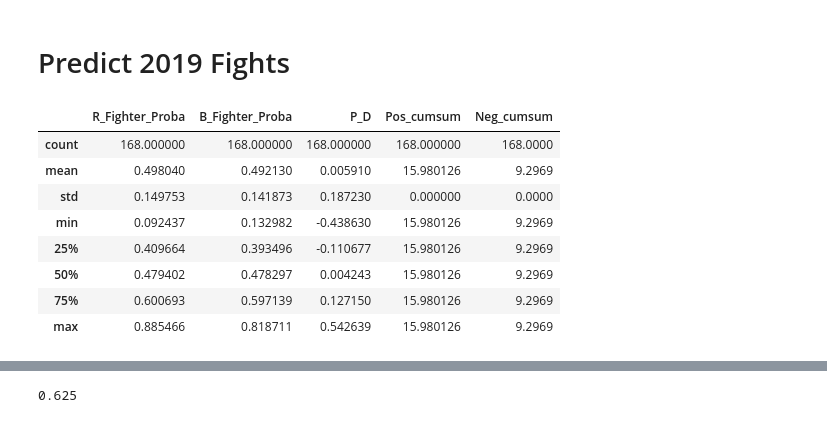
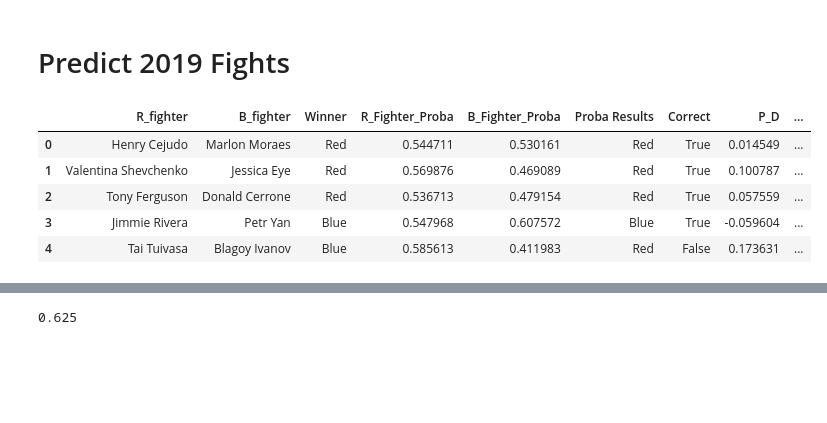
Before and after one commit to mdhwang/UFC-Fight-Victor-Predictor, a Jupyter notebook: UFC 2019 Predict.ipynb, the cells around one changed output, grey strips where cells are left out. Saved outputs shown, nothing was run; the diff lists cells and outputs as text; code cells hidden in the pictures; blank space fills up the shorter version.

```diff
--- a/UFC 2019 Predict.ipynb
+++ b/UFC 2019 Predict.ipynb
@@ -14,4 +14,4 @@ from sklearn.model_selection import GridSearchCV
 # %%
 df = pd.read_csv("data/updated_data.csv")
 # %%
-X_train, y_train, test_2019 = historical_cleaning(df)
+X_train, y_train, test_2019,master = historical_cleaning(df)
@@ -23,7 +25,7 @@ X_train, y_train, test_2019 = historical_cleaning(df)
 # %%
 n_estimators = [100]
 max_depth = [2]
-learning_rate = [0.05,0.55,0.6,0.65,0.07]
+learning_rate = [0.1]
 subsample = [0.5]
 # %%
 param_info = []
@@ -115,38 +146,35 @@ p2019 = prediction.to_dict()["Win Probability"]
 # %%
 
 check = df
 check["year"] = check["date"].apply(lambda x: x[:-6])
 check = check[check["year"]=="2019"]
 check = check[~check["B_avg_BODY_att"].isnull()]
 check = check[check["R_fighter"].apply(lambda x: x in fighter_data)]
 check = check[check["B_fighter"].apply(lambda x: x in fighter_data)]
 
 
 
 comparison = check[["R_fighter","B_fighter","Winner"]]
 comparison["R_Fighter_Proba"] = comparison["R_fighter"].apply(lambda x: p2019[x] if x in list(p2019.keys()) else 0)
 comparison["B_Fighter_Proba"] = comparison["B_fighter"].apply(lambda x: p2019[x] if x in list(p2019.keys()) else 0)
 
 
 comparison["Proba Results"] = comparison.apply(lambda x: "Red" if x["R_Fighter_Proba"] >= x["B_Fighter_Proba"] else "Blue",axis=1)
 comparison["Correct"] = comparison["Winner"] == comparison["Proba Results"]
 a = list(comparison["Correct"])
 acc = np.mean(a)
 
 comparison["P_D"] = comparison["R_Fighter_Proba"] - comparison["B_Fighter_Proba"]
 comparison["Pos_cumsum"] = np.sum(comparison["Correct"]*np.abs(comparison["P_D"]))
 comparison["Neg_cumsum"] = np.sum((~comparison["Correct"])*np.abs(comparison["P_D"]))
-comparison.describe()
+comparison.head()
 # %% [output]
-|  | R_Fighter_Proba | B_Fighter_Proba | P_D | Pos_cumsum | Neg_cumsum |
-| count | 168.000000 | 168.000000 | 168.000000 | 168.000000 | 168.0000 |
-| mean | 0.498040 | 0.492130 | 0.005910 | 15.980126 | 9.2969 |
-| std | 0.149753 | 0.141873 | 0.187230 | 0.000000 | 0.0000 |
-| min | 0.092437 | 0.132982 | -0.438630 | 15.980126 | 9.2969 |
-| 25% | 0.409664 | 0.393496 | -0.110677 | 15.980126 | 9.2969 |
-| 50% | 0.479402 | 0.478297 | 0.004243 | 15.980126 | 9.2969 |
-| 75% | 0.600693 | 0.597139 | 0.127150 | 15.980126 | 9.2969 |
-| max | 0.885466 | 0.818711 | 0.542639 | 15.980126 | 9.2969 |
+|  | R_fighter | B_fighter | Winner | R_Fighter_Proba | B_Fighter_Proba | Proba Results | Correct | P_D | ... |
+| 0 | Henry Cejudo | Marlon Moraes | Red | 0.544711 | 0.530161 | Red | True | 0.014549 | ... |
+| 1 | Valentina Shevchenko | Jessica Eye | Red | 0.569876 | 0.469089 | Red | True | 0.100787 | ... |
+| 2 | Tony Ferguson | Donald Cerrone | Red | 0.536713 | 0.479154 | Red | True | 0.057559 | ... |
+| 3 | Jimmie Rivera | Petr Yan | Blue | 0.547968 | 0.607572 | Blue | True | -0.059604 | ... |
+| 4 | Tai Tuivasa | Blagoy Ivanov | Blue | 0.585613 | 0.411983 | Red | False | 0.173631 | ... |
 # %%
 comparison
 # %% [output]
```
Also changed, not shown: parts of 24 cells of this notebook, 2 other files.
